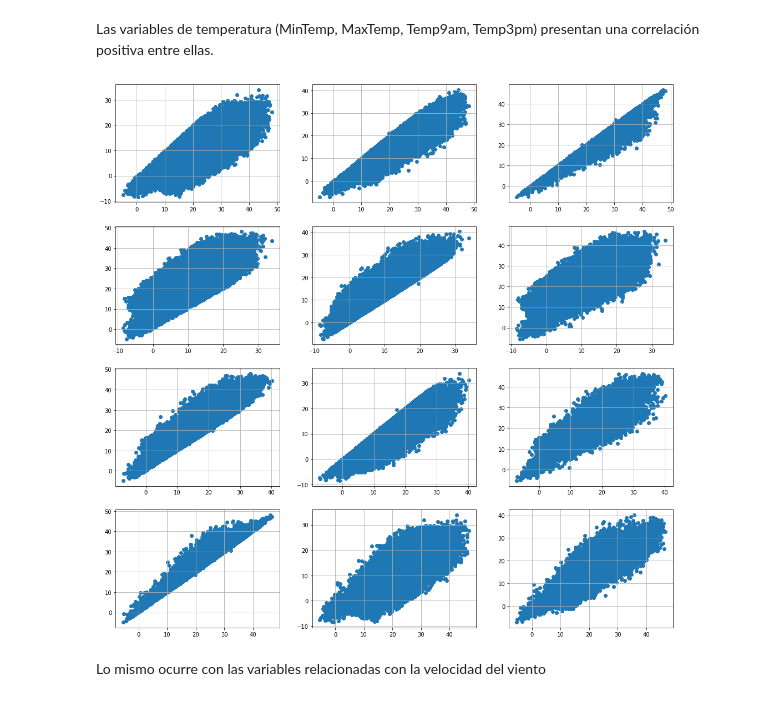
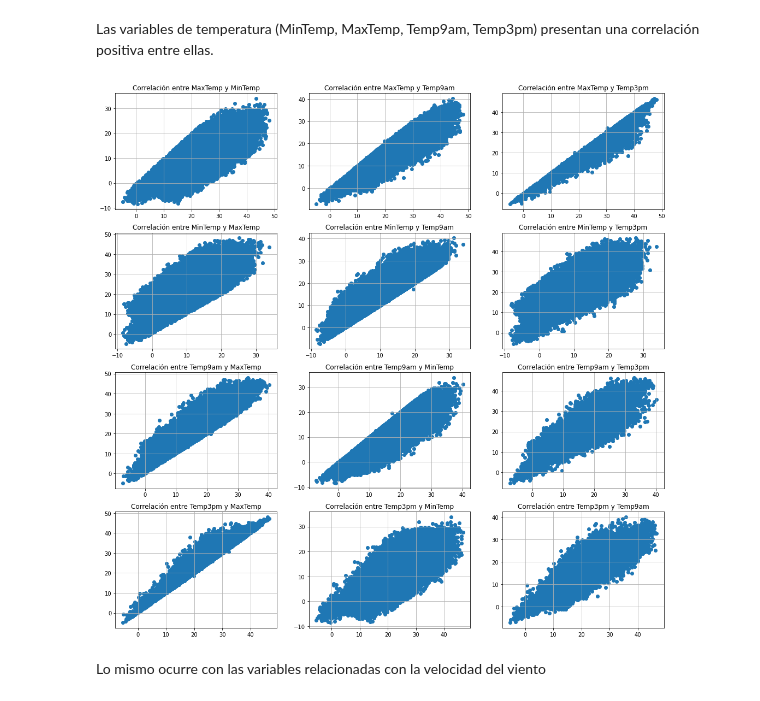
Before and after one commit to AriSalassa/analisis-de-datos, a Jupyter notebook: clase8_tpintegrador/TP Integrador Análisis de datos.ipynb, the cells around one changed output. Cells and saved outputs as stored; diff of their text form; code cells hidden in the pictures.

```diff
--- a/clase8_tpintegrador/TP Integrador Análisis de datos.ipynb
+++ b/clase8_tpintegrador/TP Integrador Análisis de datos.ipynb
@@ -136,3 +136,7 @@ Data columns (total 23 columns):
  22  RainTomorrow   142193 non-null  object
 dtypes: float64(16), object(7)
 memory usage: 25.5+ MB
+# %%
+# Sintetización de RainfallTomorrow
+for col in df["Location"].unique():
+    df.loc[df['Location'] == col, "RainfallTomorrow"] = df.loc[df['Location'] == col]["Rainfall"].shift(-1)
@@ -229,32 +257,44 @@ Las variables de temperatura (MinTemp, MaxTemp, Temp9am, Temp3pm) presentan una
 # %%
 # Correlación entre las variables de temperatura (MaxTemp, MinTemp, Temp9am, Temp3pm)
 fig, ax = plt.subplots(4, 3, figsize=(18,18))
 ax[0,0].scatter(df['MaxTemp'], df['MinTemp'])
+ax[0,0].set_title("Correlación entre MaxTemp y MinTemp")
 ax[0,0].grid()
 ax[0,1].scatter(df['MaxTemp'], df['Temp9am'])
+ax[0,1].set_title("Correlación entre MaxTemp y Temp9am")
 ax[0,1].grid()
 ax[0,2].scatter(df['MaxTemp'], df['Temp3pm'])
+ax[0,2].set_title("Correlación entre MaxTemp y Temp3pm")
 ax[0,2].grid()
 ax[1,0].scatter(df['MinTemp'], df['MaxTemp'])
+ax[1,0].set_title("Correlación entre MinTemp y MaxTemp")
 ax[1,0].grid()
 ax[1,1].scatter(df['MinTemp'], df['Temp9am'])
+ax[1,1].set_title("Correlación entre MinTemp y Temp9am")
 ax[1,1].grid()
 ax[1,2].scatter(df['MinTemp'], df['Temp3pm'])
+ax[1,2].set_title("Correlación entre MinTemp y Temp3pm")
 ax[1,2].grid()
 ax[2,0].scatter(df['Temp9am'], df['MaxTemp'])
+ax[2,0].set_title("Correlación entre Temp9am y MaxTemp")
 ax[2,0].grid()
 ax[2,1].scatter(df['Temp9am'], df['MinTemp'])
+ax[2,1].set_title("Correlación entre Temp9am y MinTemp")
 ax[2,1].grid()
 ax[2,2].scatter(df['Temp9am'], df['Temp3pm'])
+ax[2,2].set_title("Correlación entre Temp9am y Temp3pm")
 ax[2,2].grid()
 ax[3,0].scatter(df['Temp3pm'], df['MaxTemp'])
+ax[3,0].set_title("Correlación entre Temp3pm y MaxTemp")
 ax[3,0].grid()
 ax[3,1].scatter(df['Temp3pm'], df['MinTemp'])
+ax[3,1].set_title("Correlación entre Temp3pm y MinTemp")
 ax[3,1].grid()
 ax[3,2].scatter(df['Temp3pm'], df['Temp9am'])
+ax[3,2].set_title("Correlación entre Temp3pm y Temp9am")
 ax[3,2].grid()
 # %% [output]
-[figure, old version]
+[figure, new version]
 # %% [markdown]
 Lo mismo ocurre con las variables relacionadas con la velocidad del viento
 # %%
```
Also changed, not shown: parts of 88 cells of this notebook, 1 other file.
